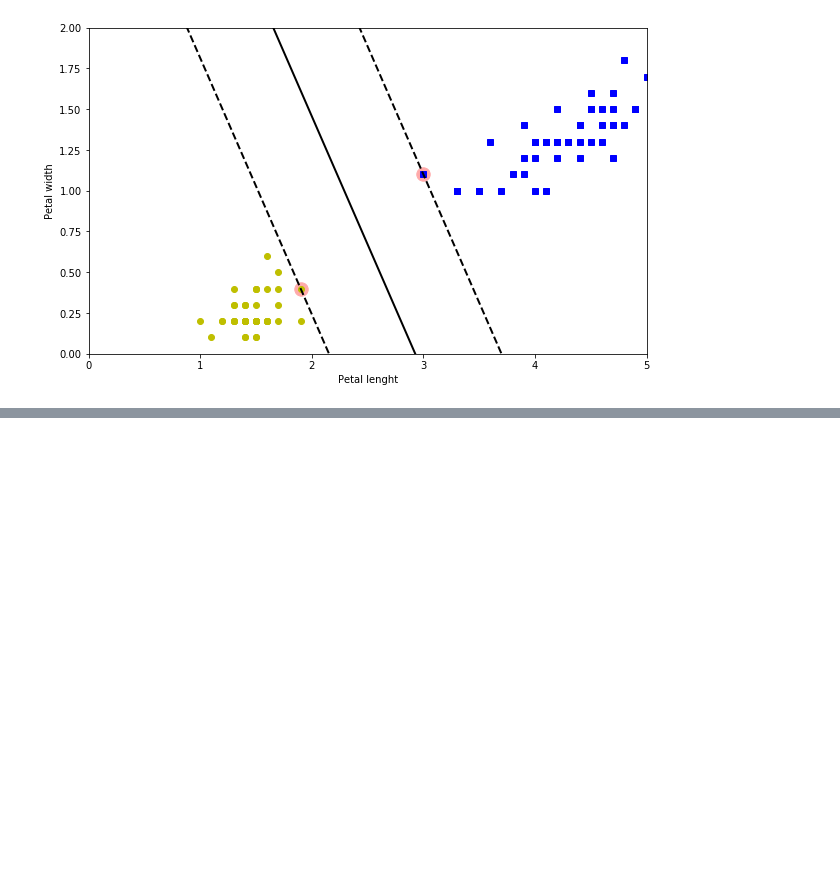
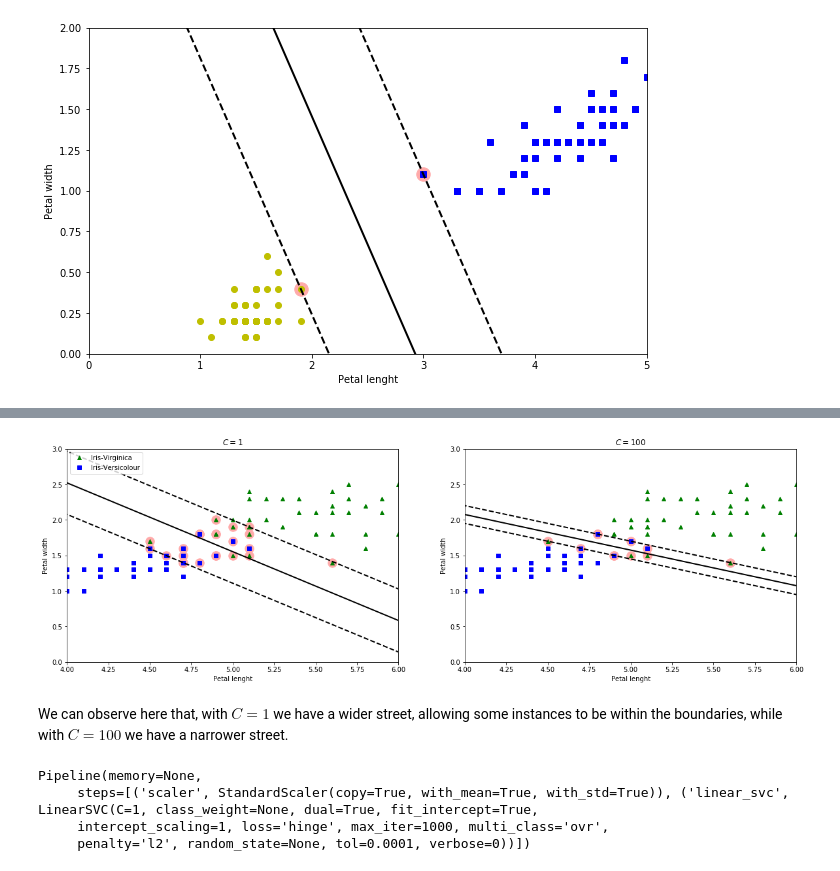
Before and after one commit to Ohtar10/ml-python, a Jupyter notebook: ch05/SVM.ipynb, the cells around one changed output, grey strips where cells are left out. Saved outputs shown, nothing was run; the diff lists cells and outputs as text; code cells hidden in the pictures; blank space fills up the shorter version.

```diff
--- a/ch05/SVM.ipynb
+++ b/ch05/SVM.ipynb
@@ -10,14 +10,14 @@ from sklearn.datasets import load_iris
 from sklearn.svm import SVC
 
 iris = load_iris()
-X = iris['data'][:, (2, 3)] # petal lenght, petal width
-y = iris['target']
+X_original = iris['data'][:, (2, 3)] # petal lenght, petal width
+y_original = iris['target']
 
 # true for setosa or versicolor
 # basically omit virginica
-setosa_or_versicolor = (y == 0) | (y== 1)
-X = X[setosa_or_versicolor]
-y = y[setosa_or_versicolor]
+setosa_or_versicolor = (y_original == 0) | (y_original == 1)
+X = X_original[setosa_or_versicolor]
+y = y_original[setosa_or_versicolor]
 
 # SVM Classifier model
 svm_clf = SVC(kernel='linear', C=float("inf"))
@@ -64,0 +74,56 @@ plt.show()
+# %%
+%matplotlib inline
+
+versicolour_or_virginica = (y_original == 1) | (y_original == 2)
+X = X_original[versicolour_or_virginica]
+y = y_original[versicolour_or_virginica]
+
+svm_clf_sc = SVC(kernel='linear', C=1)
+svm_clf_sc.fit(X, y)
+svm_clf_lc = SVC(kernel='linear', C=100)
+svm_clf_lc.fit(X, y)
+
+plt.figure(figsize=(20, 6))
+
+plt.subplot(1, 2, 1)
+plt.title(r"$C=1$")
+plt.plot(X[y==2, 0], X[y==2, 1], 'g^', label='Iris-Virginica')
+plt.plot(X[y==1, 0], X[y==1, 1], 'bs', label='Iris-Versicolour')
+plot_svm_decision_boundary(svm_clf_sc, 3.9, 6.5)
+plt.xlabel('Petal lenght')
+plt.ylabel('Petal width')
+plt.legend(loc='upper left')
+plt.axis([4.0, 6.0, 0.0, 3.0])
+
+plt.subplot(1, 2, 2)
+plt.title(r"$C=100$")
+plt.plot(X[y==2, 0], X[y==2, 1], 'g^', label='Iris-Virginica')
+plt.plot(X[y==1, 0], X[y==1, 1], 'bs', label='Iris-Versicolour')
+plot_svm_decision_boundary(svm_clf_lc, 3.9, 6.5)
+plt.xlabel('Petal lenght')
+plt.ylabel('Petal width')
+plt.axis([4.0, 6.0, 0.0, 3.0])
+
+plt.show()
+# %% [output]
+[figure, added]
+# %% [markdown]
+We can observe here that, with $C=1$ we have a wider street, allowing some instances to be within the boundaries, while with $C=100$ we have a narrower street.
+# %%
+from sklearn.pipeline import Pipeline
+from sklearn.preprocessing import StandardScaler
+# LinearSVC is similar to SVC(kernel='linear') but with more options for penalties and cost functions
+# https://scikit-learn.org/stable/modules/generated/sklearn.svm.LinearSVC.html
+from sklearn.svm import LinearSVC
+
+svm_clf = Pipeline([
+    ('scaler', StandardScaler()),
+    ('linear_svc', LinearSVC(C=1, loss='hinge'))
+])
+
+svm_clf.fit(X_original, y_original)
+# %% [output]
+Pipeline(memory=None,
+     steps=[('scaler', StandardScaler(copy=True, with_mean=True, with_std=True)), ('linear_svc', LinearSVC(C=1, class_weight=None, dual=True, fit_intercept=True,
+     intercept_scaling=1, loss='hinge', max_iter=1000, multi_class='ovr',
+     penalty='l2', random_state=None, tol=0.0001, verbose=0))])
```
Also changed, not shown: parts of 5 cells of this notebook.
